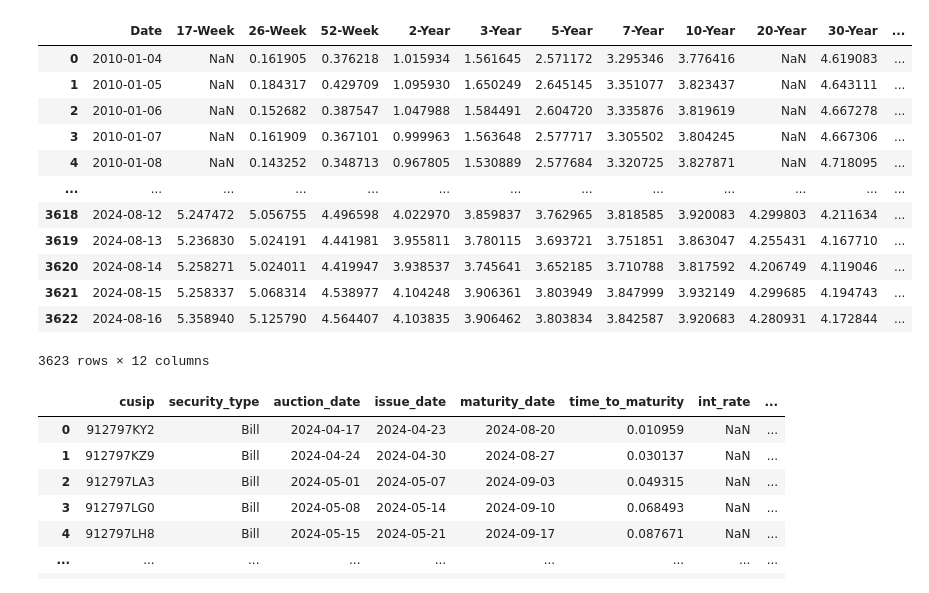
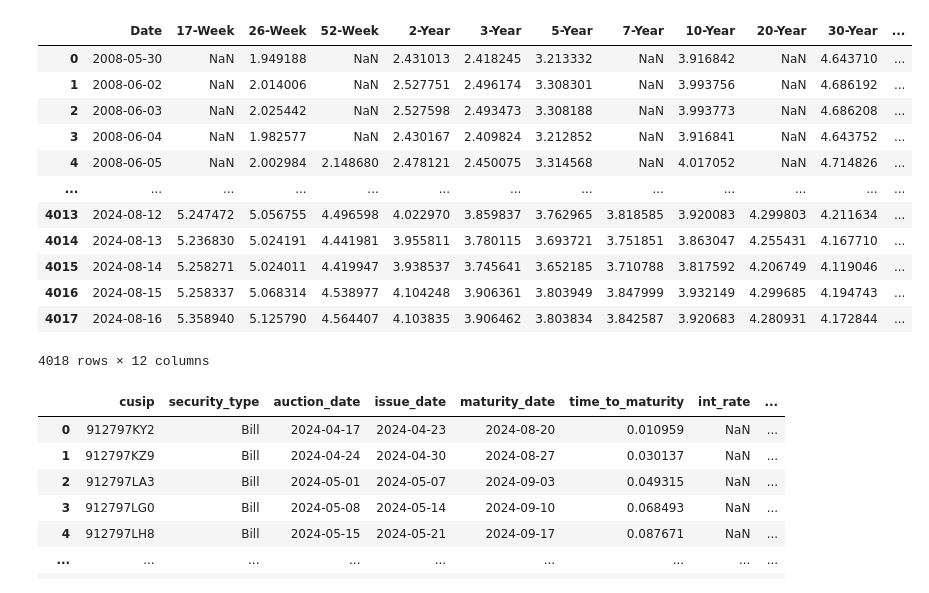
Before and after one commit to cleeclee123/Curvy-CUSIPs, a Jupyter notebook: temp.ipynb, the cells around one changed output. Saved outputs shown, nothing was run; the diff lists cells and outputs as text; code cells hidden in the pictures.

Commit message:
cusip timeseries

```diff
--- a/temp.ipynb
+++ b/temp.ipynb
@@ -79,26 +104,27 @@ auctions_df = cusip_curve_builder.get_auctions_df(as_of_date=as_of_date)
 # %%
-df = cusip_curve_builder.get_historical_cts(
-    start_date=datetime(2010, 1, 1),
+ct_df = cusip_curve_builder.get_historical_cts(
+    start_date=datetime(2008, 5, 30),
     end_date=datetime(2024, 8, 16),
     use_bid_side=True,
-    max_concurrent_tasks=128,
-    max_keepalive_connections=25,
+    # use_offer_side=True,
+    max_concurrent_tasks=256,
+    max_keepalive_connections=20,
 )
-df
+ct_df
 # %% [output]
 |  | Date | 17-Week | 26-Week | 52-Week | 2-Year | 3-Year | 5-Year | 7-Year | 10-Year | 20-Year | 30-Year | ... |
-| 0 | 2010-01-04 | NaN | 0.161905 | 0.376218 | 1.015934 | 1.561645 | 2.571172 | 3.295346 | 3.776416 | NaN | 4.619083 | ... |
-| 1 | 2010-01-05 | NaN | 0.184317 | 0.429709 | 1.095930 | 1.650249 | 2.645145 | 3.351077 | 3.823437 | NaN | 4.643111 | ... |
-| 2 | 2010-01-06 | NaN | 0.152682 | 0.387547 | 1.047988 | 1.584491 | 2.604720 | 3.335876 | 3.819619 | NaN | 4.667278 | ... |
-| 3 | 2010-01-07 | NaN | 0.161909 | 0.367101 | 0.999963 | 1.563648 | 2.577717 | 3.305502 | 3.804245 | NaN | 4.667306 | ... |
-| 4 | 2010-01-08 | NaN | 0.143252 | 0.348713 | 0.967805 | 1.530889 | 2.577684 | 3.320725 | 3.827871 | NaN | 4.718095 | ... |
+| 0 | 2008-05-30 | NaN | 1.949188 | NaN | 2.431013 | 2.418245 | 3.213332 | NaN | 3.916842 | NaN | 4.643710 | ... |
+| 1 | 2008-06-02 | NaN | 2.014006 | NaN | 2.527751 | 2.496174 | 3.308301 | NaN | 3.993756 | NaN | 4.686192 | ... |
+| 2 | 2008-06-03 | NaN | 2.025442 | NaN | 2.527598 | 2.493473 | 3.308188 | NaN | 3.993773 | NaN | 4.686208 | ... |
+| 3 | 2008-06-04 | NaN | 1.982577 | NaN | 2.430167 | 2.409824 | 3.212852 | NaN | 3.916841 | NaN | 4.643752 | ... |
+| 4 | 2008-06-05 | NaN | 2.002984 | 2.148680 | 2.478121 | 2.450075 | 3.314568 | NaN | 4.017052 | NaN | 4.714826 | ... |
 | ... | ... | ... | ... | ... | ... | ... | ... | ... | ... | ... | ... | ... |
-| 3618 | 2024-08-12 | 5.247472 | 5.056755 | 4.496598 | 4.022970 | 3.859837 | 3.762965 | 3.818585 | 3.920083 | 4.299803 | 4.211634 | ... |
-| 3619 | 2024-08-13 | 5.236830 | 5.024191 | 4.441981 | 3.955811 | 3.780115 | 3.693721 | 3.751851 | 3.863047 | 4.255431 | 4.167710 | ... |
-| 3620 | 2024-08-14 | 5.258271 | 5.024011 | 4.419947 | 3.938537 | 3.745641 | 3.652185 | 3.710788 | 3.817592 | 4.206749 | 4.119046 | ... |
-| 3621 | 2024-08-15 | 5.258337 | 5.068314 | 4.538977 | 4.104248 | 3.906361 | 3.803949 | 3.847999 | 3.932149 | 4.299685 | 4.194743 | ... |
-| 3622 | 2024-08-16 | 5.358940 | 5.125790 | 4.564407 | 4.103835 | 3.906462 | 3.803834 | 3.842587 | 3.920683 | 4.280931 | 4.172844 | ... |
+| 4013 | 2024-08-12 | 5.247472 | 5.056755 | 4.496598 | 4.022970 | 3.859837 | 3.762965 | 3.818585 | 3.920083 | 4.299803 | 4.211634 | ... |
+| 4014 | 2024-08-13 | 5.236830 | 5.024191 | 4.441981 | 3.955811 | 3.780115 | 3.693721 | 3.751851 | 3.863047 | 4.255431 | 4.167710 | ... |
+| 4015 | 2024-08-14 | 5.258271 | 5.024011 | 4.419947 | 3.938537 | 3.745641 | 3.652185 | 3.710788 | 3.817592 | 4.206749 | 4.119046 | ... |
+| 4016 | 2024-08-15 | 5.258337 | 5.068314 | 4.538977 | 4.104248 | 3.906361 | 3.803949 | 3.847999 | 3.932149 | 4.299685 | 4.194743 | ... |
+| 4017 | 2024-08-16 | 5.358940 | 5.125790 | 4.564407 | 4.103835 | 3.906462 | 3.803834 | 3.842587 | 3.920683 | 4.280931 | 4.172844 | ... |
-3623 rows × 12 columns
+4018 rows × 12 columns
 # %%
 df = cusip_curve_builder.build_curve_set(
     as_of_date=as_of_date,
```
Also changed, not shown: parts of 5 cells of this notebook, 1 other file.
